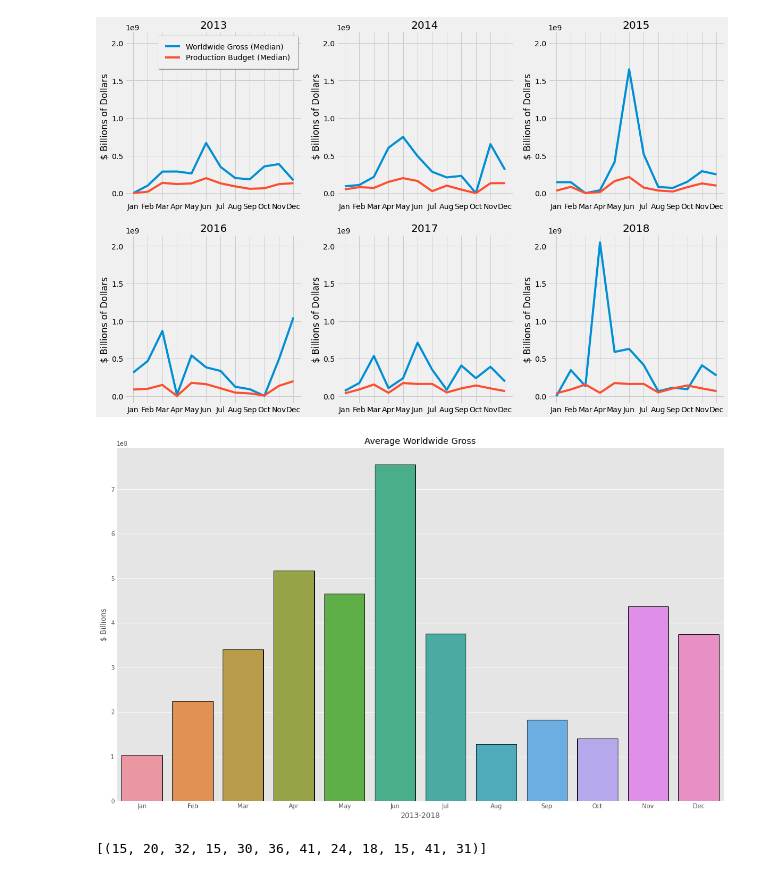
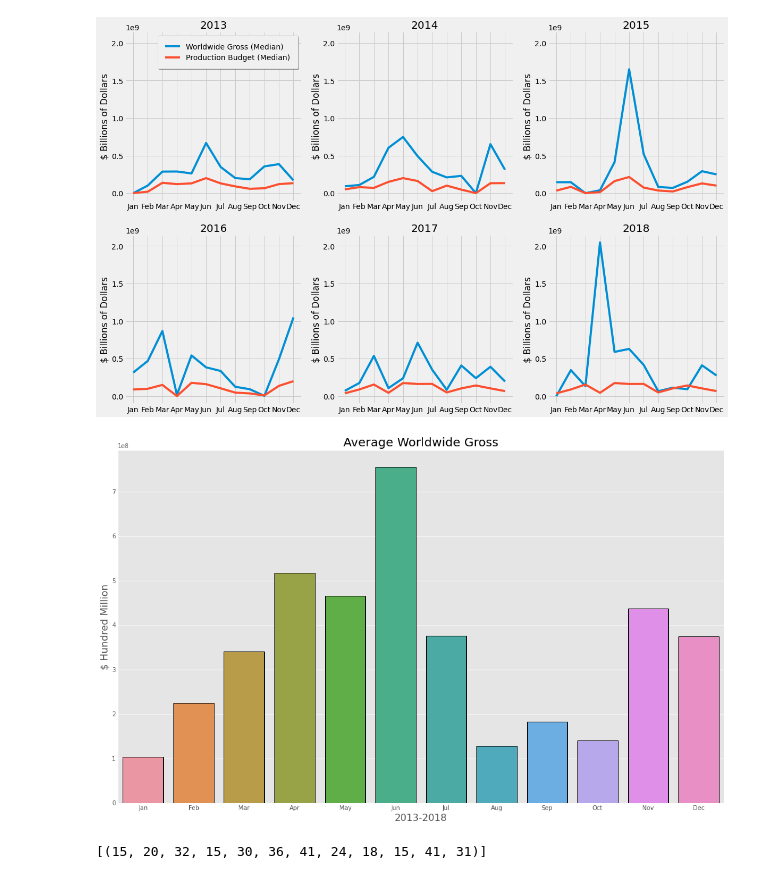
Before and after one commit to 281clo/microsoft-movie-analysis, a Jupyter notebook: index-Copy.ipynb, the cells around one changed output. Saved outputs shown, nothing was run; the diff lists cells and outputs as text; code cells hidden in the pictures.

```diff
--- a/index-Copy.ipynb
+++ b/index-Copy.ipynb
@@ -801,15 +801,15 @@ ax[0,0].legend(fancybox=True, framealpha=1, shadow=True, borderpad=1);
 # %%
 # Plot the average of the past 6 years
 plt.style.use('ggplot')
 fig, ax = plt.subplots(figsize = (16, 10))
 x = months
 y = average_gross
 sns.barplot(x=x, y=y, edgecolor = 'black', linewidth=1)
-ax.set_title('Average Worldwide Gross')
-ax.set_xlabel('2013-2018')
-ax.set_ylabel('$ Billions');
+ax.set_title('Average Worldwide Gross', fontsize = 20)
+ax.set_xlabel('2013-2018', fontsize = 16)
+ax.set_ylabel('$ Hundred Million', fontsize = 16);
 # %% [output]
-[figure, old version]
+[figure, new version]
 # %%
 # Create a months dataframe to filter results per month
 column_names = months
```
Also changed, not shown: parts of 2 cells of this notebook.
